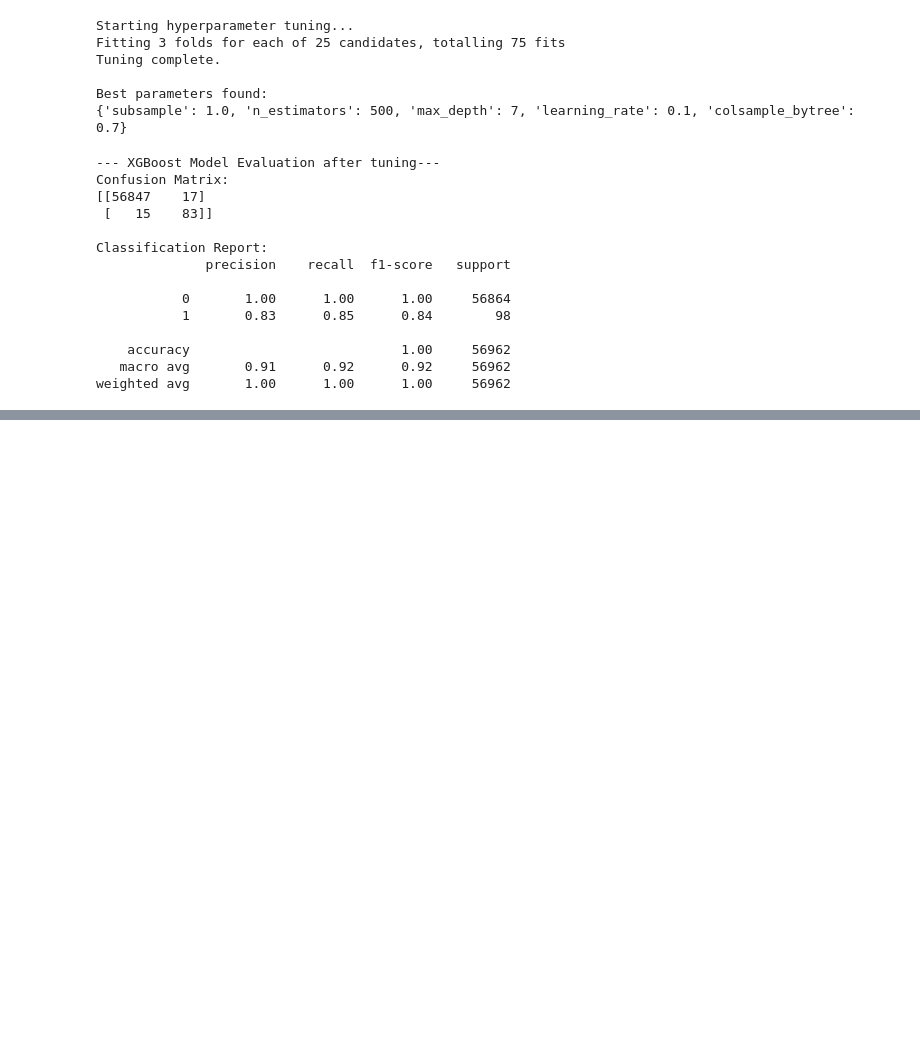
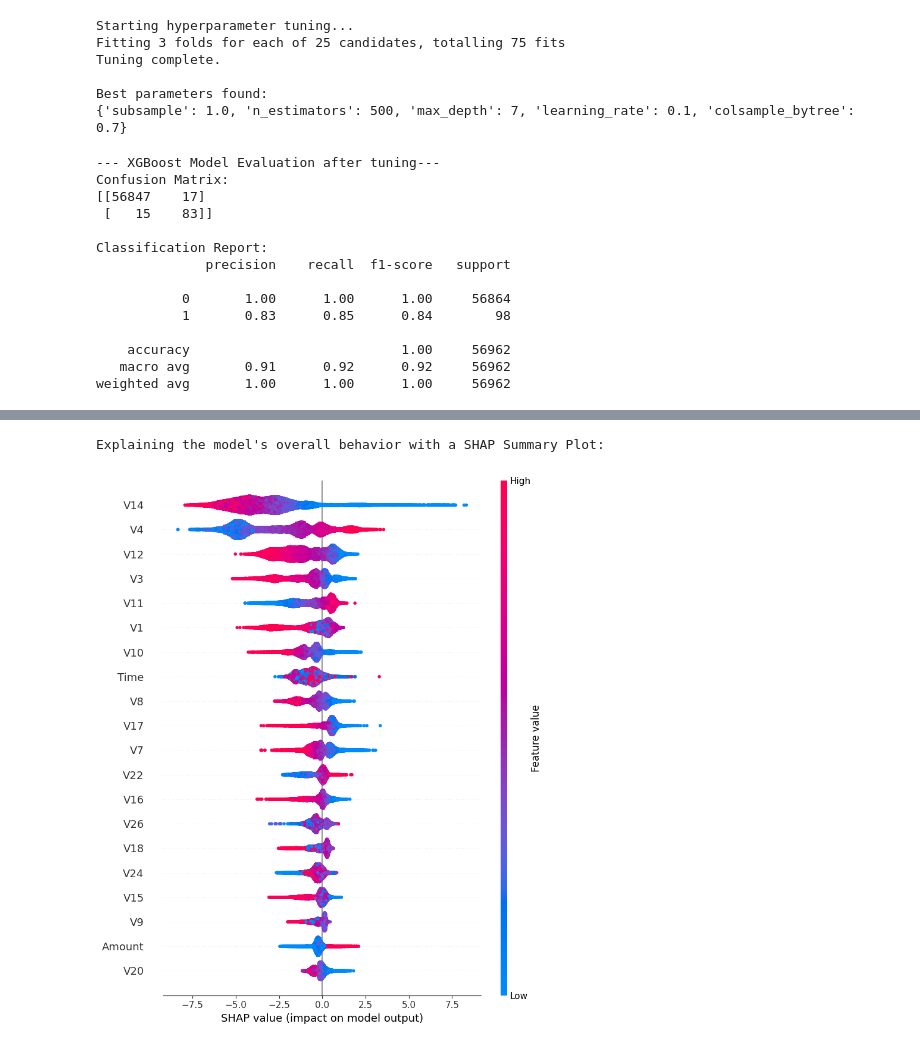
Before and after one commit to Akash1723/Predictive-Model-for-Financial-Fraud-Detection, a Jupyter notebook: model/model.ipynb, the cells around one changed output, grey strips where cells are left out. Cells and saved outputs as stored; diff of their text form; code cells hidden in the pictures; blank space fills up the shorter version.

```diff
--- a/model/model.ipynb
+++ b/model/model.ipynb
@@ -136,0 +159,6 @@ weighted avg       1.00      1.00      1.00     56962
+# %%
+explainer=shap.TreeExplainer(best_model)
+shap_values=explainer.shap_values(x_test)
+shap.initjs()
+print("Explaining a single prediction with a SHAP Force Plot:")
+display(shap.force_plot(explainer.expected_value, shap_values[0,:], x_test.iloc[0,:]))
@@ -136,0 +169,7 @@ weighted avg       1.00      1.00      1.00     56962
+# %%
+# This plot summarizes the feature importance and effect over the entire test set.
+print("\nExplaining the model's overall behavior with a SHAP Summary Plot:")
+shap.summary_plot(shap_values, x_test)
+# %% [output]
+Explaining the model's overall behavior with a SHAP Summary Plot:
+[figure, added]
```
Also changed, not shown: parts of 4 cells of this notebook.
